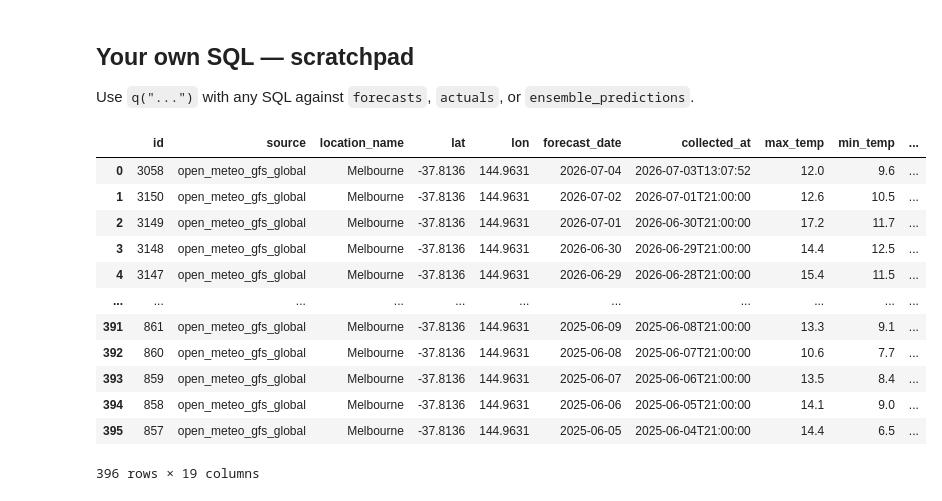
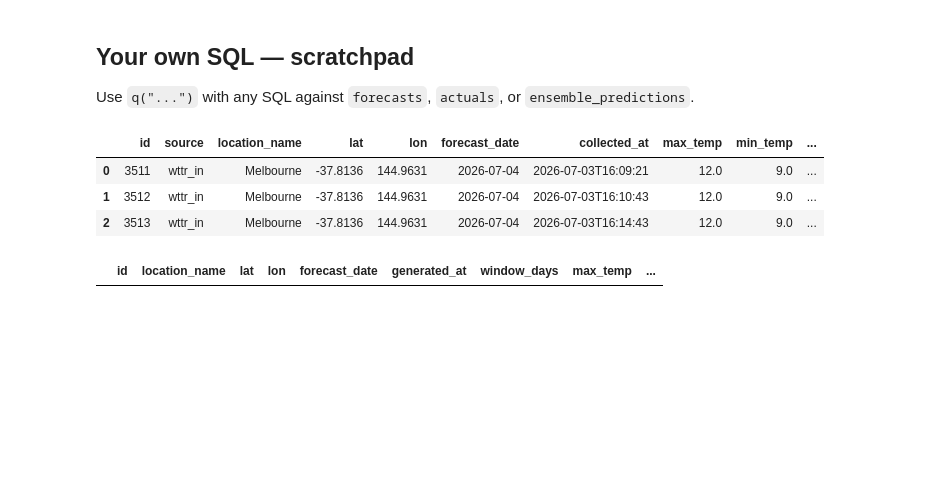
Before and after one commit to Zephyr-Howson/weather-ensemble-forecaster, a Jupyter notebook: notebooks/explore_database.ipynb, the cells around one changed output. Saved outputs shown, nothing was run; the diff lists cells and outputs as text; code cells hidden in the pictures; blank space fills up the shorter version.

```diff
--- a/notebooks/explore_database.ipynb
+++ b/notebooks/explore_database.ipynb
@@ -251,21 +251,19 @@ Use `q("...")` with any SQL against `forecasts`, `actuals`, or `ensemble_predict
 # %%
 q("""
 SELECT *
 FROM forecasts
-WHERE source='open_meteo_gfs_global'
+WHERE source='wttr_in'
 ORDER BY forecast_date DESC
 """)
 # %% [output]
 |  | id | source | location_name | lat | lon | forecast_date | collected_at | max_temp | min_temp | ... |
-| 0 | 3058 | open_meteo_gfs_global | Melbourne | -37.8136 | 144.9631 | 2026-07-04 | 2026-07-03T13:07:52 | 12.0 | 9.6 | ... |
-| 1 | 3150 | open_meteo_gfs_global | Melbourne | -37.8136 | 144.9631 | 2026-07-02 | 2026-07-01T21:00:00 | 12.6 | 10.5 | ... |
-| 2 | 3149 | open_meteo_gfs_global | Melbourne | -37.8136 | 144.9631 | 2026-07-01 | 2026-06-30T21:00:00 | 17.2 | 11.7 | ... |
-| 3 | 3148 | open_meteo_gfs_global | Melbourne | -37.8136 | 144.9631 | 2026-06-30 | 2026-06-29T21:00:00 | 14.4 | 12.5 | ... |
-| 4 | 3147 | open_meteo_gfs_global | Melbourne | -37.8136 | 144.9631 | 2026-06-29 | 2026-06-28T21:00:00 | 15.4 | 11.5 | ... |
-| ... | ... | ... | ... | ... | ... | ... | ... | ... | ... | ... |
-| 391 | 861 | open_meteo_gfs_global | Melbourne | -37.8136 | 144.9631 | 2025-06-09 | 2025-06-08T21:00:00 | 13.3 | 9.1 | ... |
-| 392 | 860 | open_meteo_gfs_global | Melbourne | -37.8136 | 144.9631 | 2025-06-08 | 2025-06-07T21:00:00 | 10.6 | 7.7 | ... |
-| 393 | 859 | open_meteo_gfs_global | Melbourne | -37.8136 | 144.9631 | 2025-06-07 | 2025-06-06T21:00:00 | 13.5 | 8.4 | ... |
-| 394 | 858 | open_meteo_gfs_global | Melbourne | -37.8136 | 144.9631 | 2025-06-06 | 2025-06-05T21:00:00 | 14.1 | 9.0 | ... |
-| 395 | 857 | open_meteo_gfs_global | Melbourne | -37.8136 | 144.9631 | 2025-06-05 | 2025-06-04T21:00:00 | 14.4 | 6.5 | ... |
+| 0 | 3511 | wttr_in | Melbourne | -37.8136 | 144.9631 | 2026-07-04 | 2026-07-03T16:09:21 | 12.0 | 9.0 | ... |
+| 1 | 3512 | wttr_in | Melbourne | -37.8136 | 144.9631 | 2026-07-04 | 2026-07-03T16:10:43 | 12.0 | 9.0 | ... |
+| 2 | 3513 | wttr_in | Melbourne | -37.8136 | 144.9631 | 2026-07-04 | 2026-07-03T16:14:43 | 12.0 | 9.0 | ... |
-396 rows × 19 columns
+# %%
+q("""
+SELECT *
+FROM ensemble_predictions
+""")
+# %% [output]
+|  | id | location_name | lat | lon | forecast_date | generated_at | window_days | max_temp | ... |
```
Also changed, not shown: 1 other file.
